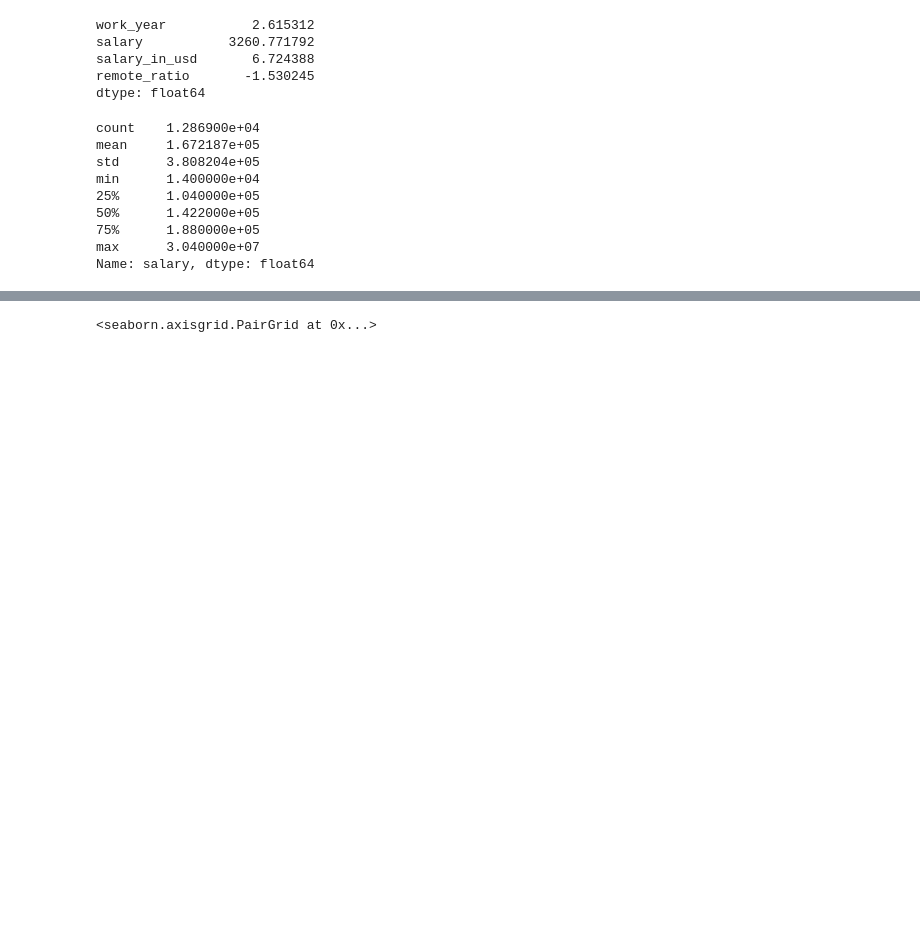
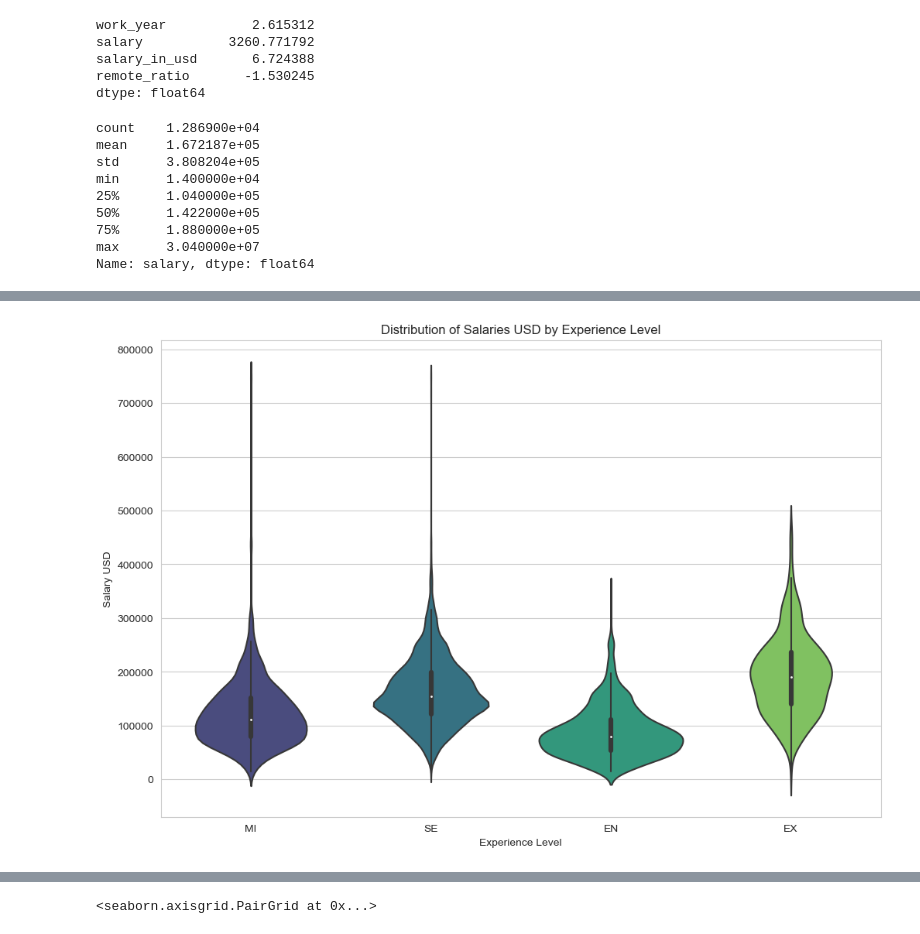
Before and after one commit to nandoj28/DataScienceSalary, a Jupyter notebook: model/main.ipynb, the cells around one changed output, grey strips where cells are left out. Drawn from its saved outputs; the diff is of its cells as text; code cells hidden in the pictures; blank space fills up the shorter version.

Commit message:
created violin graph and line graphs for relationships between columns

```diff
--- a/model/main.ipynb
+++ b/model/main.ipynb
@@ -89,0 +89,12 @@ plt.show()
+# %%
+# Violin plot
+plt.figure(figsize=(12, 8))
+sns.violinplot(x='experience_level', y='salary_in_usd', data=data, palette='viridis')
+
+plt.xlabel('Experience Level')
+plt.ylabel('Salary USD')
+plt.title('Distribution of Salaries USD by Experience Level')
+
+plt.show()
+# %% [output]
+[figure, added]
```
Also changed, not shown: parts of 6 cells of this notebook.
